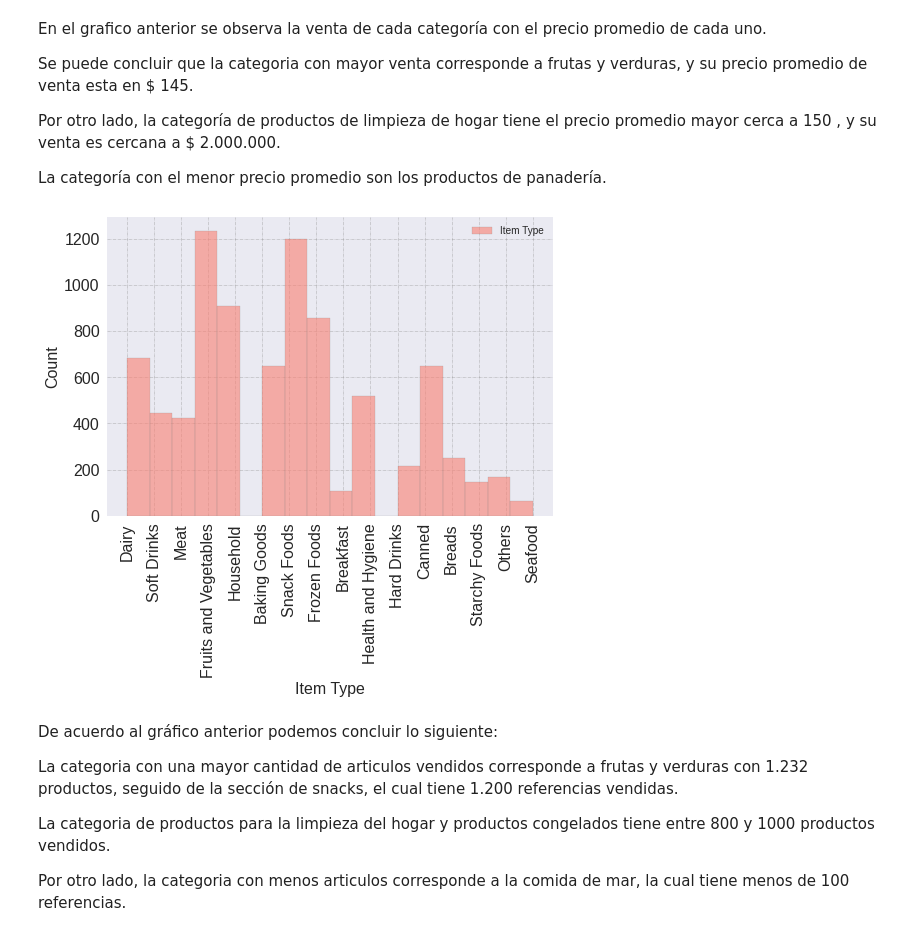
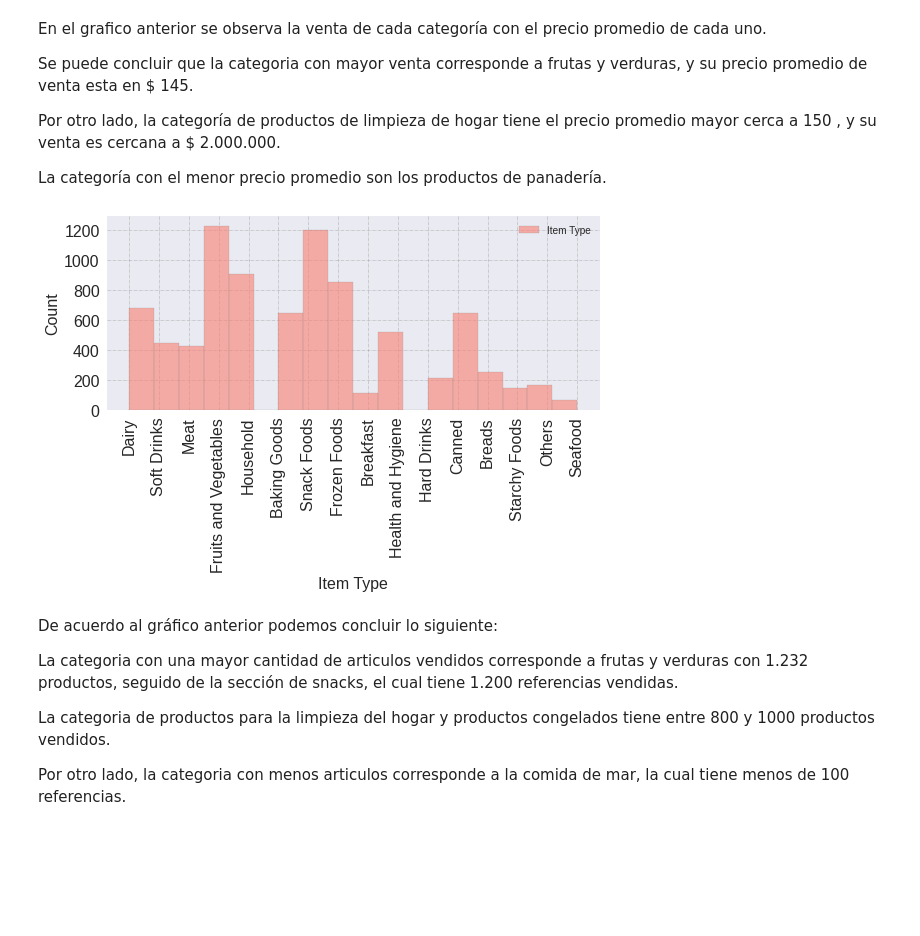
Before and after one commit to alejagaco/sales_predictions, a Jupyter notebook: Sales_Predictions.ipynb, the cells around one changed output. Drawn from its saved outputs; the diff is of its cells as text; code cells hidden in the pictures; blank space fills up the shorter version.

```diff
--- a/Sales_Predictions.ipynb
+++ b/Sales_Predictions.ipynb
@@ -333,21 +334,23 @@ La categoría con el menor precio promedio son los productos de panadería.
 # %%
 plt.style.use('seaborn')
 
 df['Item_Type'].hist(bins=18, label= 'Item Type', edgecolor='grey', color='salmon',alpha=0.6);
 
 plt.xticks(rotation=90);
 
 plt.legend()
 
 plt.grid(b=True, color='grey',linestyle='-.',linewidth= 0.5, alpha=0.6)
 
 plt.xlabel('Item Type', fontsize=16)
 plt.ylabel('Count', fontsize=16);
 
 plt.xticks(fontsize=16);
 plt.yticks(fontsize=16);
+
+plt.tight_layout();
 # %% [output]
-[figure, old version]
+[figure, new version]
 # %% [markdown]
 De acuerdo al gráfico anterior podemos concluir lo siguiente:
 
```
Also changed, not shown: parts of 4 cells of this notebook.
